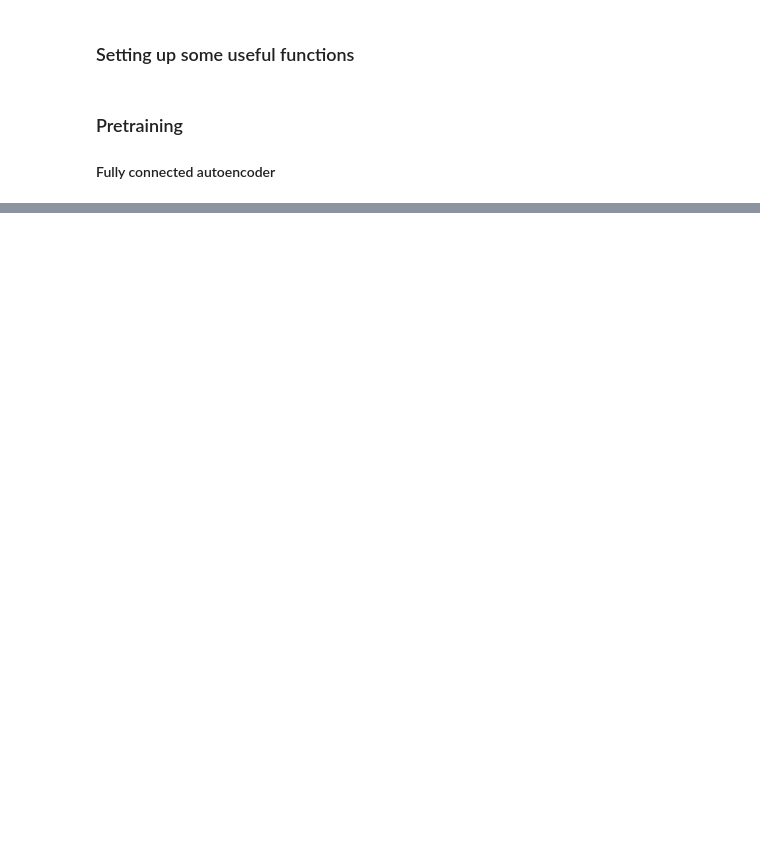
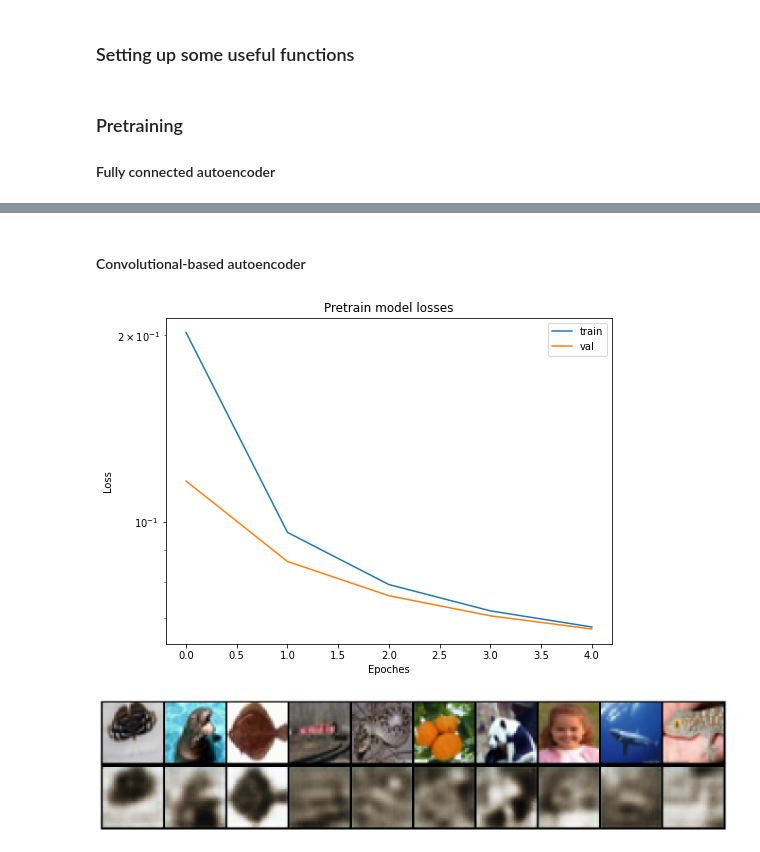
Before and after one commit to johanDDC/MIL_autoencoder, a Jupyter notebook: notebooks/experiments.ipynb, the cells around one changed output, grey strips where cells are left out. Drawn from its saved outputs; the diff is of its cells as text; code cells hidden in the pictures; blank space fills up the shorter version.

```diff
--- a/notebooks/experiments.ipynb
+++ b/notebooks/experiments.ipynb
@@ -27,3 +29,6 @@ The autoreload extension is already loaded. To reload it, use:
+# %%
+RANDOM_STATE = 322
+set_random_seed(RANDOM_STATE)
 # %% [markdown]
 ### Setting up some useful functions
 # %%
@@ -97 +169,47 @@ def pretrain(model, optimizer, criterion, scheduler, train_dataloader,
+# %% [markdown]
+#### Convolutional-based autoencoder
+# %%
+N_variants = 5
+config_params = {
+    "encoder_n_layers": [4, 4, 4, 5, 3],
+    "encoder_scale_factor": [2, 3, 2, 2, 2],
+    "decoder_n_layers": [4, 4, 4, 5, 3],
+    "decoder_scale_factor": [2, 3, 2, 2, 2],
+    "start_num_filters": [6, 6, 8, 8, 16],
+}
+constructor = CNNAutoencoder
+
+metrics = []
+params_count = []
+inner_dim = []
+for i in range(N_variants):
+    experiment_cfg = copy.deepcopy(CAEConfig)
+    for param in config_params.keys():
+        setattr(experiment_cfg.model_config, param, config_params[param][i])
+
+    model = experiment(experiment_cfg, constructor)
+
+    clear_output()
+    val_dataset = get_val_dataset("../data", False)
+    val_dataloader = DataLoader(val_dataset, FCConfig.train_config.eval_batch_size, shuffle=True,
+                                num_workers=6, pin_memory=True)
+    X = torch.Tensor().to(device)
+    y = torch.Tensor().to(device)
+    with torch.no_grad():
+        for batch, targets in val_dataloader:
+            batch = batch.to(device, non_blocking=True)
+            X = torch.cat([X, model.encode(batch)], dim=0)
+            y = torch.cat([y, targets], dim=0)
+    n_neighbours = find_hyperparam(X, y)
+    accuracy = knn_based_accuracy(X, y, n_neighbours)
+    metrics.append(accuracy)
+    params_count.append(sum([p.numel() for p in model.parameters() if p.requires_grad]))
+    inner_dim.append(np.prod(model.encode(val_dataset[0][0].unsqueeze(0)).shape))
+
+torch.save(metrics, "metrics.pt")
+torch.save(params_count, "params.pt")
+torch.save(inner_dim, "inner_dim.pt")
+# %% [output]
+[figure, added]
+[figure, added]
 # %%
```
Also changed, not shown: parts of 8 cells of this notebook.
